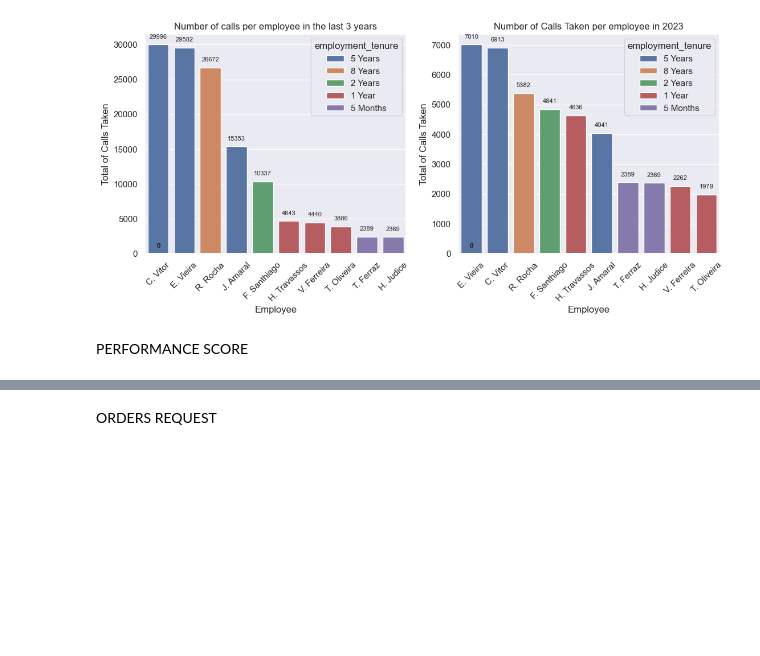
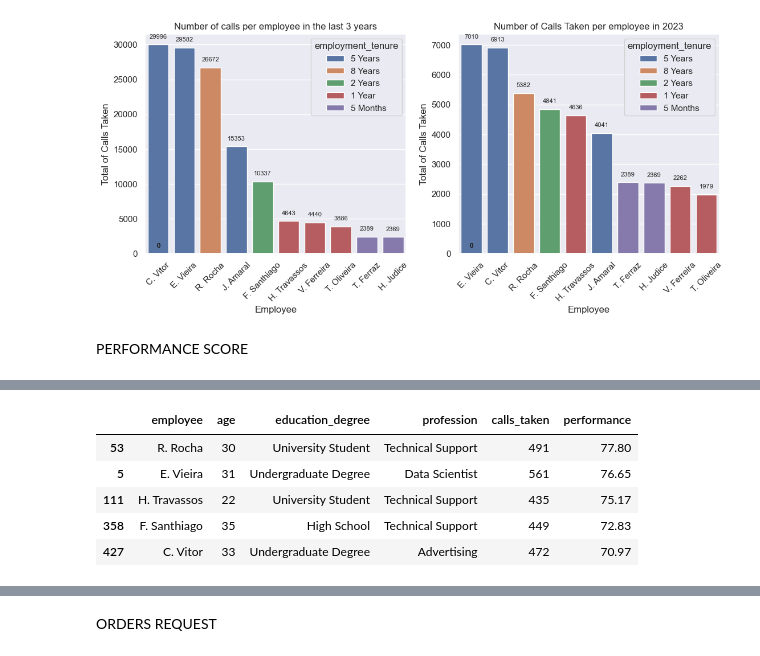
Before and after one commit to erickvieiras/callcenter_performance, a Jupyter notebook: notebook/callcenter.ipynb, the cells around one changed output, grey strips where cells are left out. Drawn from its saved outputs; the diff is of its cells as text; code cells hidden in the pictures; blank space fills up the shorter version.

```diff
--- a/notebook/callcenter.ipynb
+++ b/notebook/callcenter.ipynb
@@ -529,0 +542,13 @@ plt.show()
+# %%
+find_employee = df5.loc[(df5['year'] == 2023) & (df5['number_month'] >= 6) & (df5['status'] == 'Active') & (df5['day_period'] == 'Day Shift') & (df5['employment_tenure'] != '5 Months')].drop_duplicates(subset='employee')
+find_employee.groupby(['employee', 'age', 'education_degree', 'profession','calls_taken'])['performance'].mean().reset_index().sort_values('performance', ascending = False)
+new_employee = find_employee[['employee', 'age', 'education_degree', 'profession','calls_taken', 'performance']]
+employee_profile = new_employee.loc[new_employee['performance'] > 70].sort_values('performance', ascending = False)
+employee_profile
+# %% [output]
+|  | employee | age | education_degree | profession | calls_taken | performance |
+| 53 | R. Rocha | 30 | University Student | Technical Support | 491 | 77.80 |
+| 5 | E. Vieira | 31 | Undergraduate Degree | Data Scientist | 561 | 76.65 |
+| 111 | H. Travassos | 22 | University Student | Technical Support | 435 | 75.17 |
+| 358 | F. Santhiago | 35 | High School | Technical Support | 449 | 72.83 |
+| 427 | C. Vitor | 33 | Undergraduate Degree | Advertising | 472 | 70.97 |
```
Also changed, not shown: parts of 9 cells of this notebook.
